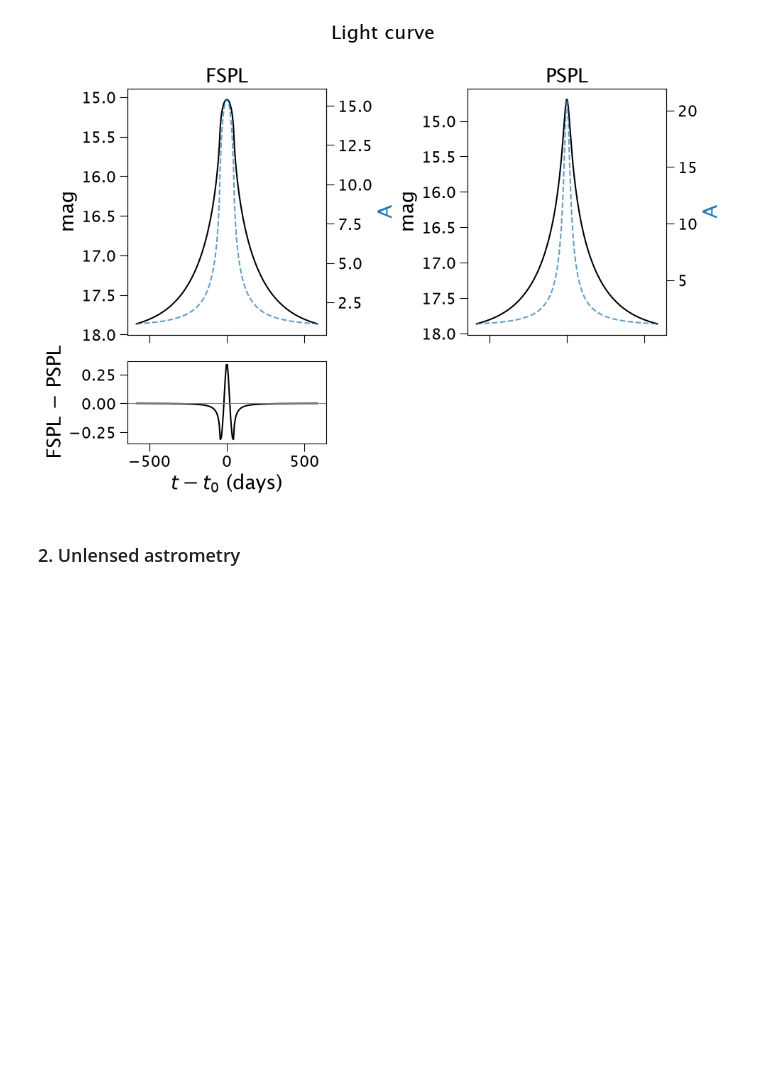
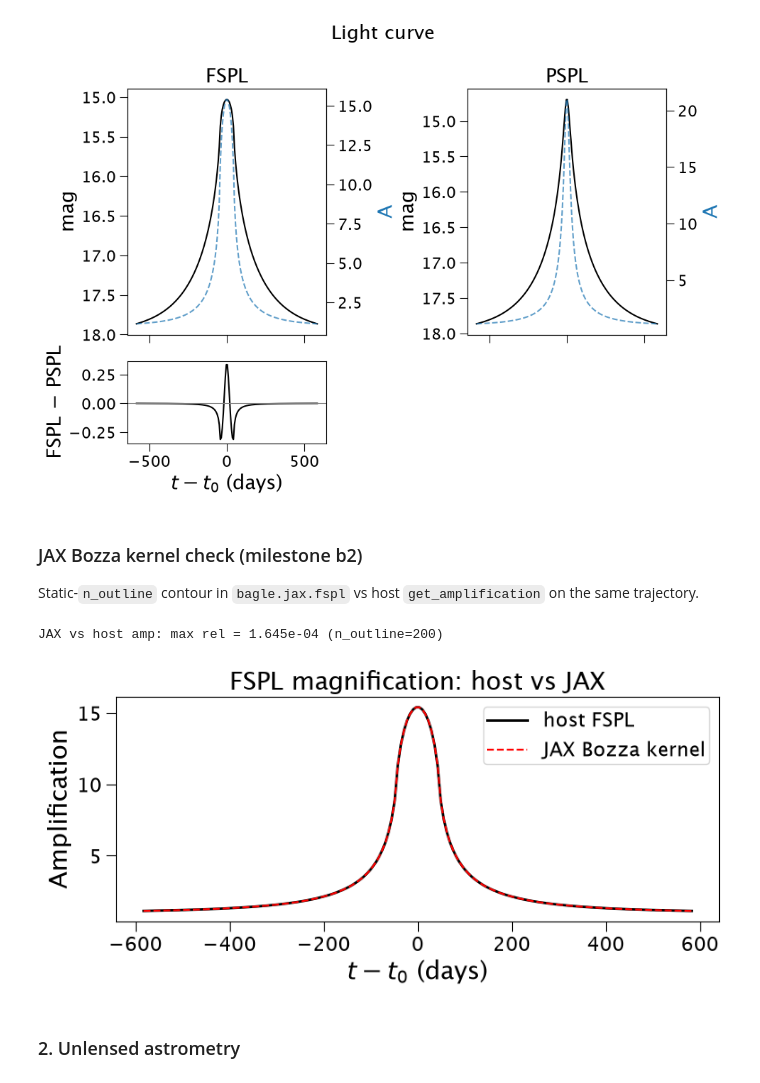
Before and after one commit to MovingUniverseLab/BAGLE_Microlensing, a Jupyter notebook: docs/notebooks/example_FSPL.ipynb, the cells around one changed output. Cells and saved outputs as stored; diff of their text form; code cells hidden in the pictures; blank space fills up the shorter version.

```diff
--- a/docs/notebooks/example_FSPL.ipynb
+++ b/docs/notebooks/example_FSPL.ipynb
@@ -94,6 +94,34 @@ findfont: Failed to find font weight normal, now using 500.
 findfont: Failed to find font weight normal, now using 500.
 findfont: Failed to find font weight normal, now using 500.
 [figure]
+# %% [markdown]
+### JAX Bozza kernel check (milestone b2)
+
+Static-`n_outline` contour in `bagle.jax.fspl` vs host `get_amplification` on the same trajectory.
+# %%
+from bagle.jax import fspl as fspl_jax
+
+rho = fspl.source_radius_thetaE_units()
+u = fspl.get_u(t)
+mag_jax, _cent = fspl_jax.fspl_magnification_centroid(u, rho, n_outline)
+mag_jax = np.asarray(mag_jax)
+mag_host = np.asarray(amp_f)
+
+rel = np.max(np.abs(mag_jax - mag_host) / np.maximum(np.abs(mag_host), 1e-30))
+print(f"JAX vs host amp: max rel = {rel:.3e} (n_outline={n_outline})")
+
+fig, ax = plt.subplots(figsize=(8, 4))
+ax.plot(t - t0, mag_host, 'k-', lw=2, label='host FSPL')
+ax.plot(t - t0, mag_jax, 'r--', lw=1.5, label='JAX Bozza kernel')
+ax.set_xlabel(r'$t - t_0$ (days)')
+ax.set_ylabel('Amplification')
+ax.legend()
+ax.set_title('FSPL magnification: host vs JAX')
+plt.tight_layout()
+plt.show()
+# %% [output]
+JAX vs host amp: max rel = 1.645e-04 (n_outline=200)
+[figure, added]
 # %% [markdown]
 ### 2. Unlensed astrometry
 # %%
```
Also changed, not shown: parts of 1 cell of this notebook, 2 other files.
